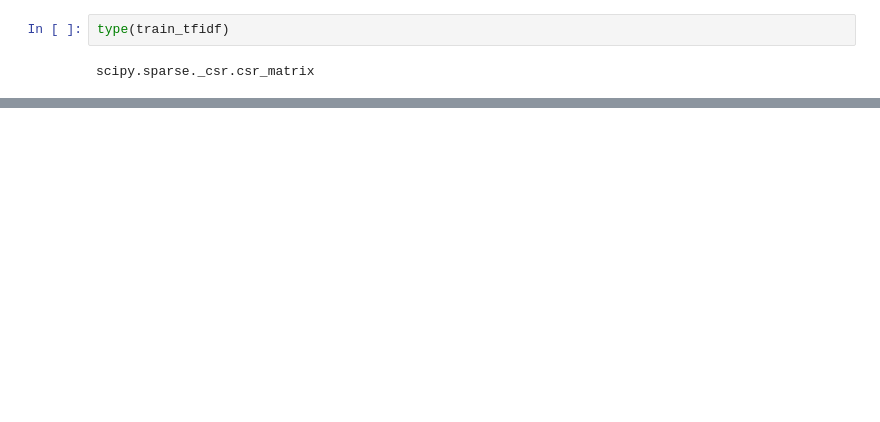
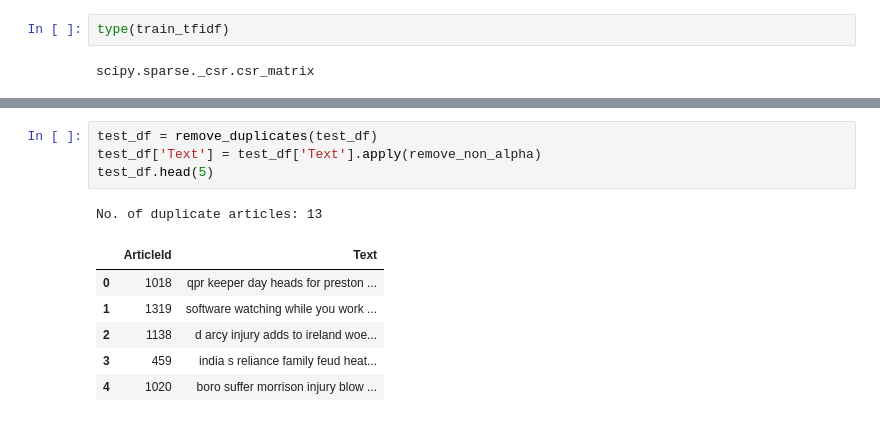
Before and after one commit to FleaBusyBeeBergs/dtsa5510-bbc-news-classification, a Jupyter notebook: bbc-news-classification.ipynb, the cells around one changed output, grey strips where cells are left out. Saved outputs shown, nothing was run; the diff lists cells and outputs as text; blank space fills up the shorter version.

```diff
--- a/bbc-news-classification.ipynb
+++ b/bbc-news-classification.ipynb
@@ -426,0 +371,12 @@ train_df[['ArticleId', 'Category', 'Topic']].head()
+# %%
+test_df = remove_duplicates(test_df)
+test_df['Text'] = test_df['Text'].apply(remove_non_alpha)
+test_df.head(5)
+# %% [output]
+No. of duplicate articles: 13
+|  | ArticleId | Text |
+| 0 | 1018 | qpr keeper day heads for preston ... |
+| 1 | 1319 | software watching while you work ... |
+| 2 | 1138 | d arcy injury adds to ireland woe... |
+| 3 | 459 | india s reliance family feud heat... |
+| 4 | 1020 | boro suffer morrison injury blow ... |
```
Also changed, not shown: parts of 21 cells of this notebook, 1 other file.
